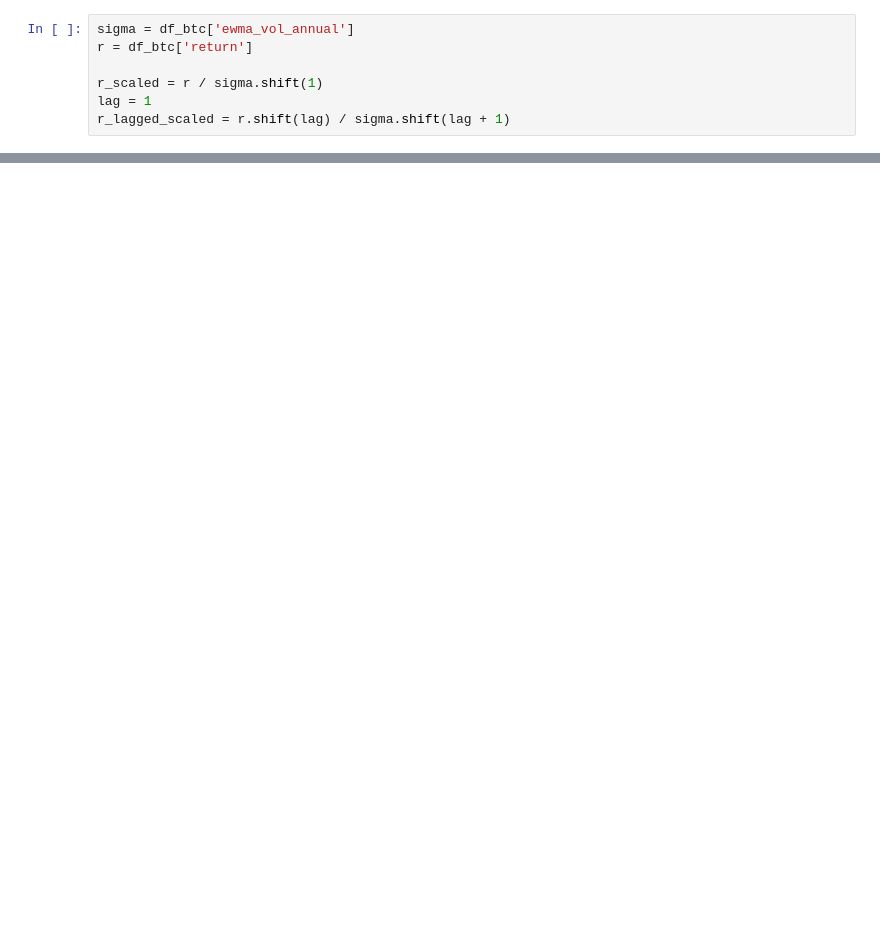
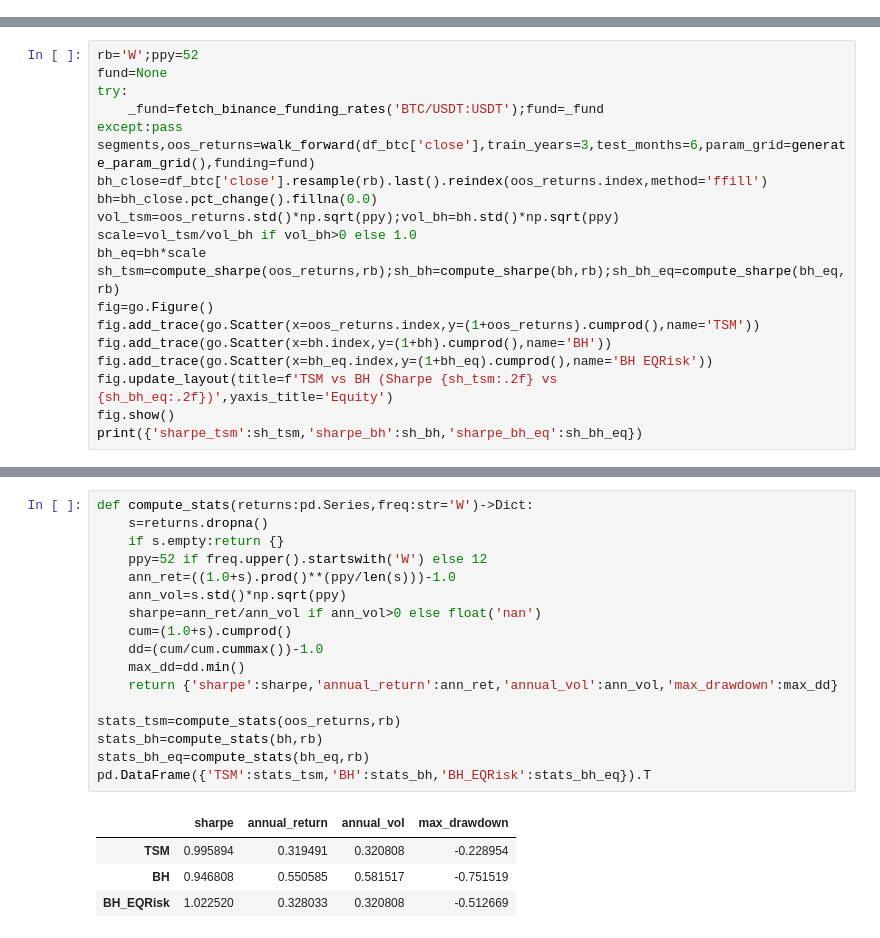
Before and after one commit to 333Rosky/CryptoLLM_Experiment, a Jupyter notebook: strategy/btc_strategy_TSM.ipynb, the cells around one changed output, grey strips where cells are left out. Drawn from its saved outputs; the diff is of its cells as text; blank space fills up the shorter version.

Commit message:
Need to improve sharpe artio

```diff
--- a/strategy/btc_strategy_TSM.ipynb
+++ b/strategy/btc_strategy_TSM.ipynb
@@ -708,7 +0,0 @@ $$ \frac{r_t}{\sigma_{t-1}} = \alpha + \beta \frac{r_{t-h}}{\sigma_{t-h-1}} + \v
-# %%
-sigma = df_btc['ewma_vol_annual']
-r = df_btc['return']
-
-r_scaled = r / sigma.shift(1)
-lag = 1
-r_lagged_scaled = r.shift(lag) / sigma.shift(lag + 1)
@@ -1318,0 +321,20 @@ quantiles
+# %%
+rb='W';ppy=52
+fund=None
+try:
+    _fund=fetch_binance_funding_rates('BTC/USDT:USDT');fund=_fund
+except:pass
+segments,oos_returns=walk_forward(df_btc['close'],train_years=3,test_months=6,param_grid=generate_param_grid(),funding=fund)
+bh_close=df_btc['close'].resample(rb).last().reindex(oos_returns.index,method='ffill')
+bh=bh_close.pct_change().fillna(0.0)
+vol_tsm=oos_returns.std()*np.sqrt(ppy);vol_bh=bh.std()*np.sqrt(ppy)
+scale=vol_tsm/vol_bh if vol_bh>0 else 1.0
+bh_eq=bh*scale
+sh_tsm=compute_sharpe(oos_returns,rb);sh_bh=compute_sharpe(bh,rb);sh_bh_eq=compute_sharpe(bh_eq,rb)
+fig=go.Figure()
+fig.add_trace(go.Scatter(x=oos_returns.index,y=(1+oos_returns).cumprod(),name='TSM'))
+fig.add_trace(go.Scatter(x=bh.index,y=(1+bh).cumprod(),name='BH'))
+fig.add_trace(go.Scatter(x=bh_eq.index,y=(1+bh_eq).cumprod(),name='BH EQRisk'))
+fig.update_layout(title=f'TSM vs BH (Sharpe {sh_tsm:.2f} vs {sh_bh_eq:.2f})',yaxis_title='Equity')
+fig.show()
+print({'sharpe_tsm':sh_tsm,'sharpe_bh':sh_bh,'sharpe_bh_eq':sh_bh_eq})
@@ -1318,0 +371,22 @@ quantiles
+# %%
+def compute_stats(returns:pd.Series,freq:str='W')->Dict:
+    s=returns.dropna()
+    if s.empty:return {}
+    ppy=52 if freq.upper().startswith('W') else 12
+    ann_ret=((1.0+s).prod()**(ppy/len(s)))-1.0
+    ann_vol=s.std()*np.sqrt(ppy)
+    sharpe=ann_ret/ann_vol if ann_vol>0 else float('nan')
+    cum=(1.0+s).cumprod()
+    dd=(cum/cum.cummax())-1.0
+    max_dd=dd.min()
+    return {'sharpe':sharpe,'annual_return':ann_ret,'annual_vol':ann_vol,'max_drawdown':max_dd}
+
+stats_tsm=compute_stats(oos_returns,rb)
+stats_bh=compute_stats(bh,rb)
+stats_bh_eq=compute_stats(bh_eq,rb)
+pd.DataFrame({'TSM':stats_tsm,'BH':stats_bh,'BH_EQRisk':stats_bh_eq}).T
+# %% [output]
+|  | sharpe | annual_return | annual_vol | max_drawdown |
+| TSM | 0.995894 | 0.319491 | 0.320808 | -0.228954 |
+| BH | 0.946808 | 0.550585 | 0.581517 | -0.751519 |
+| BH_EQRisk | 1.022520 | 0.328033 | 0.320808 | -0.512669 |
```
Also changed, not shown: parts of 54 cells of this notebook, 1 other file.
